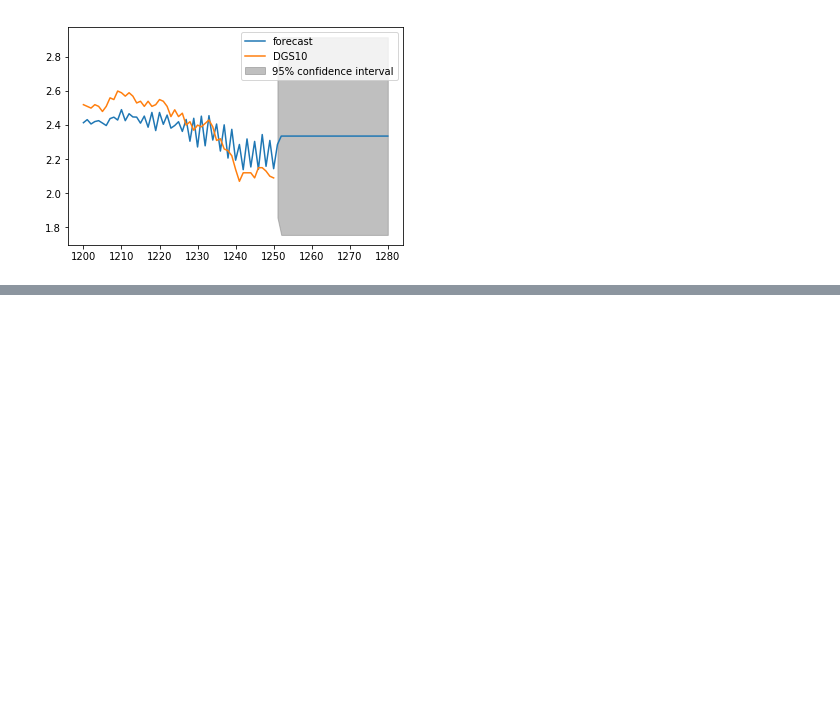
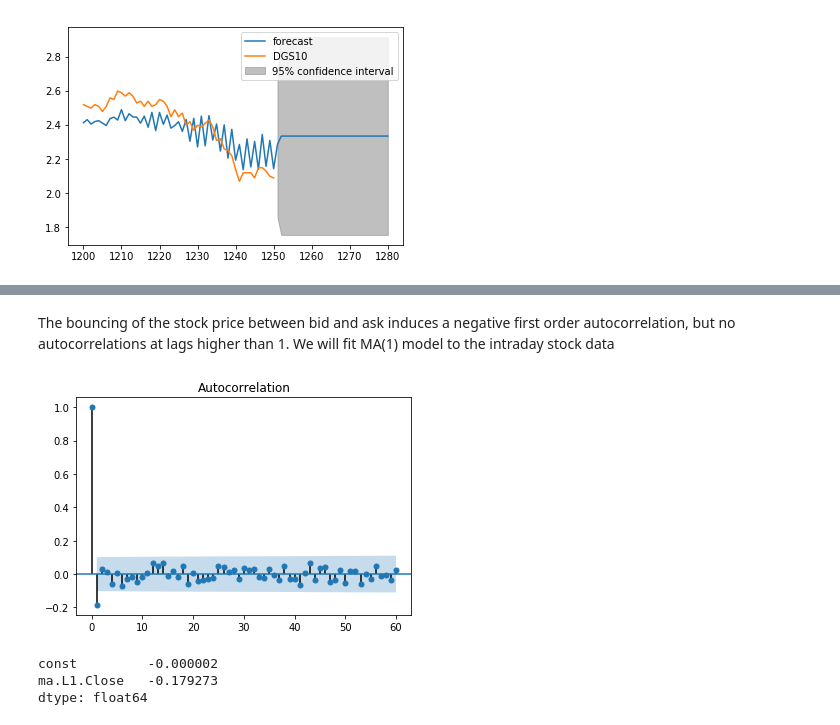
Before and after one commit to KshitizSharmaV/DataScience_In_Investment_Banking, a Jupyter notebook: Time Series Analysis.ipynb, the cells around one changed output, grey strips where cells are left out. Drawn from its saved outputs; the diff is of its cells as text; code cells hidden in the pictures; blank space fills up the shorter version.

```diff
--- a/Time Series Analysis.ipynb
+++ b/Time Series Analysis.ipynb
@@ -644,0 +729,19 @@ dtype: float64
+# %% [markdown]
+The bouncing of the stock price between bid and ask induces a negative first order autocorrelation, but no autocorrelations at lags higher than 1. We will fit MA(1) model to the intraday stock data
+# %%
+returns = data.pct_change()
+returns = returns.dropna()
+
+# Plot ACF of returns with lags up to 60 minutes
+plot_acf(returns,lags=60)
+plt.show()
+
+# Fit the data to an MA(1) model
+mod = ARMA(returns, order=(0,1))
+res = mod.fit()
+print(res.params)
+# %% [output]
+[figure, added]
+const         -0.000002
+ma.L1.Close   -0.179273
+dtype: float64
```
Also changed, not shown: parts of 11 cells of this notebook.
